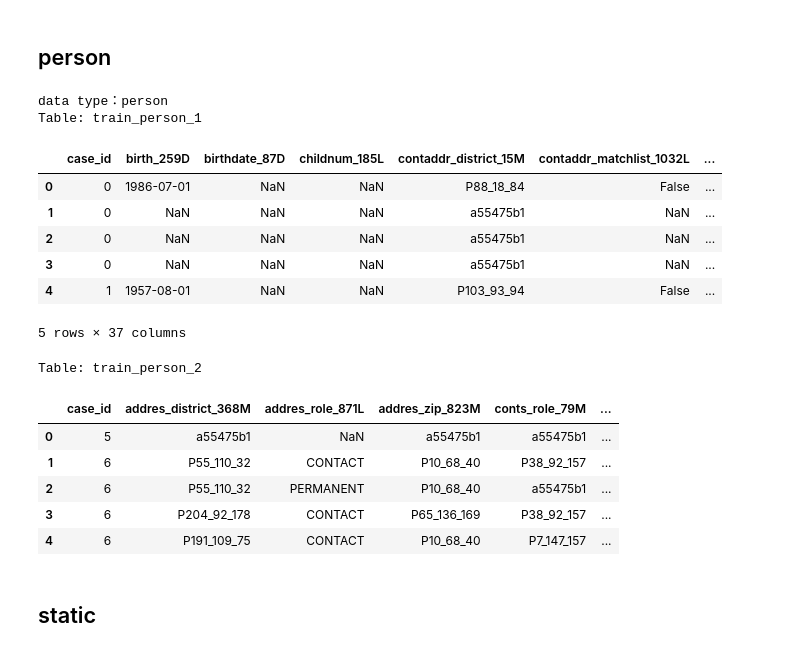
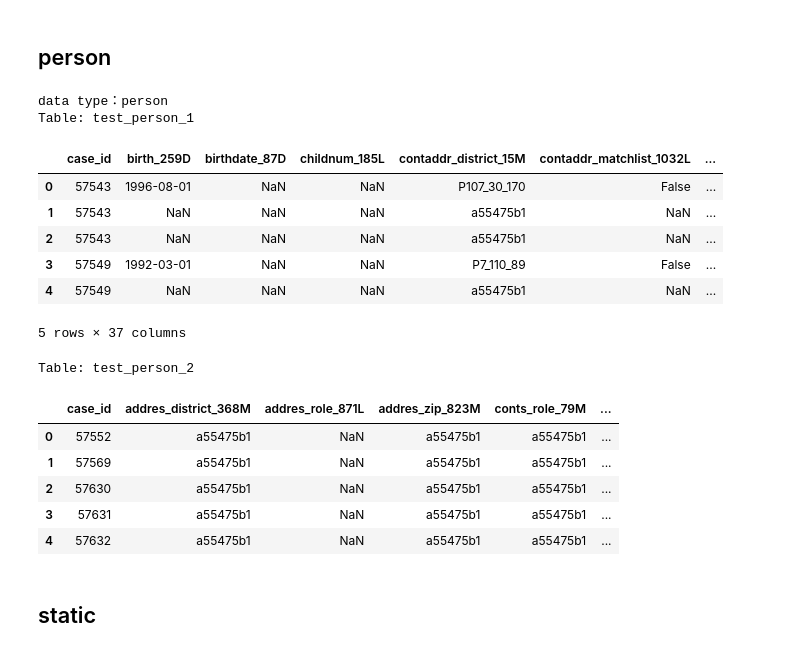
Before and after one commit to godyamap/kaggle, a Jupyter notebook: home_credit/data_check.ipynb, the cells around one changed output. Drawn from its saved outputs; the diff is of its cells as text; code cells hidden in the pictures.

```diff
--- a/home_credit/data_check.ipynb
+++ b/home_credit/data_check.ipynb
@@ -243,14 +254,14 @@ target_data_type = 'credit_bureau_b_2'
 print(f'data type：{target_data_type}')
 
 # ディレクトリ内の条件に合致するCSVファイルのリストを取得
-csv_files = [f for f in os.listdir(dataPath + "csv_files/train/") if f.endswith('.csv') and target_data_type in f]
+csv_files = [f for f in os.listdir(dataPath + "csv_files/test/") if f.endswith('.csv') and target_data_type in f]
 
 # 条件に合致するCSVファイルを読み込み、変数に格納し、テーブル名と先頭5行を表示
 for file in sorted(csv_files):
     # ファイル名から拡張子を除いた名前を変数名として使用
     variable_name = file.replace('.csv', '')
     # CSVファイルを読み込み
-    globals()[variable_name] = pd.read_csv(dataPath + "csv_files/train/" + file, nrows=5)
+    globals()[variable_name] = pd.read_csv(dataPath + "csv_files/test/" + file, nrows=5)
     # テーブル名を表示
     print(f"Table: {variable_name}")
     # 先頭5行を表示
@@ -264,14 +282,14 @@ target_data_type = 'deposit'
 print(f'data type：{target_data_type}')
 
 # ディレクトリ内の条件に合致するCSVファイルのリストを取得
-csv_files = [f for f in os.listdir(dataPath + "csv_files/train/") if f.endswith('.csv') and target_data_type in f]
+csv_files = [f for f in os.listdir(dataPath + "csv_files/test/") if f.endswith('.csv') and target_data_type in f]
 
 # 条件に合致するCSVファイルを読み込み、変数に格納し、テーブル名と先頭5行を表示
 for file in sorted(csv_files):
     # ファイル名から拡張子を除いた名前を変数名として使用
     variable_name = file.replace('.csv', '')
     # CSVファイルを読み込み
-    globals()[variable_name] = pd.read_csv(dataPath + "csv_files/train/" + file, nrows=5)
+    globals()[variable_name] = pd.read_csv(dataPath + "csv_files/test/" + file, nrows=5)
     # テーブル名を表示
     print(f"Table: {variable_name}")
     # 先頭5行を表示
@@ -285,14 +310,14 @@ target_data_type = 'debitcard'
 print(f'data type：{target_data_type}')
 
 # ディレクトリ内の条件に合致するCSVファイルのリストを取得
-csv_files = [f for f in os.listdir(dataPath + "csv_files/train/") if f.endswith('.csv') and target_data_type in f]
+csv_files = [f for f in os.listdir(dataPath + "csv_files/test/") if f.endswith('.csv') and target_data_type in f]
 
 # 条件に合致するCSVファイルを読み込み、変数に格納し、テーブル名と先頭5行を表示
 for file in sorted(csv_files):
     # ファイル名から拡張子を除いた名前を変数名として使用
     variable_name = file.replace('.csv', '')
     # CSVファイルを読み込み
-    globals()[variable_name] = pd.read_csv(dataPath + "csv_files/train/" + file, nrows=5)
+    globals()[variable_name] = pd.read_csv(dataPath + "csv_files/test/" + file, nrows=5)
     # テーブル名を表示
     print(f"Table: {variable_name}")
     # 先頭5行を表示
@@ -306,14 +338,14 @@ target_data_type = 'other'
 print(f'data type：{target_data_type}')
 
 # ディレクトリ内の条件に合致するCSVファイルのリストを取得
-csv_files = [f for f in os.listdir(dataPath + "csv_files/train/") if f.endswith('.csv') and target_data_type in f]
+csv_files = [f for f in os.listdir(dataPath + "csv_files/test/") if f.endswith('.csv') and target_data_type in f]
 
 # 条件に合致するCSVファイルを読み込み、変数に格納し、テーブル名と先頭5行を表示
 for file in sorted(csv_files):
     # ファイル名から拡張子を除いた名前を変数名として使用
     variable_name = file.replace('.csv', '')
     # CSVファイルを読み込み
-    globals()[variable_name] = pd.read_csv(dataPath + "csv_files/train/" + file, nrows=5)
+    globals()[variable_name] = pd.read_csv(dataPath + "csv_files/test/" + file, nrows=5)
     # テーブル名を表示
     print(f"Table: {variable_name}")
     # 先頭5行を表示
@@ -332,37 +364,37 @@ Table: train_other_1
 # %%
 target_data_type = 'person'
 print(f'data type：{target_data_type}')
 
 # ディレクトリ内の条件に合致するCSVファイルのリストを取得
-csv_files = [f for f in os.listdir(dataPath + "csv_files/train/") if f.endswith('.csv') and target_data_type in f]
+csv_files = [f for f in os.listdir(dataPath + "csv_files/test/") if f.endswith('.csv') and target_data_type in f]
 
 # 条件に合致するCSVファイルを読み込み、変数に格納し、テーブル名と先頭5行を表示
 for file in sorted(csv_files):
     # ファイル名から拡張子を除いた名前を変数名として使用
     variable_name = file.replace('.csv', '')
     # CSVファイルを読み込み
-    globals()[variable_name] = pd.read_csv(dataPath + "csv_files/train/" + file, nrows=5)
+    globals()[variable_name] = pd.read_csv(dataPath + "csv_files/test/" + file, nrows=5)
     # テーブル名を表示
     print(f"Table: {variable_name}")
     # 先頭5行を表示
     display(globals()[variable_name].head())
 # %% [output]
 data type：person
-Table: train_person_1
+Table: test_person_1
 |  | case_id | birth_259D | birthdate_87D | childnum_185L | contaddr_district_15M | contaddr_matchlist_1032L | ... |
-| 0 | 0 | 1986-07-01 | NaN | NaN | P88_18_84 | False | ... |
-| 1 | 0 | NaN | NaN | NaN | a55475b1 | NaN | ... |
-| 2 | 0 | NaN | NaN | NaN | a55475b1 | NaN | ... |
-| 3 | 0 | NaN | NaN | NaN | a55475b1 | NaN | ... |
-| 4 | 1 | 1957-08-01 | NaN | NaN | P103_93_94 | False | ... |
+| 0 | 57543 | 1996-08-01 | NaN | NaN | P107_30_170 | False | ... |
+| 1 | 57543 | NaN | NaN | NaN | a55475b1 | NaN | ... |
+| 2 | 57543 | NaN | NaN | NaN | a55475b1 | NaN | ... |
+| 3 | 57549 | 1992-03-01 | NaN | NaN | P7_110_89 | False | ... |
+| 4 | 57549 | NaN | NaN | NaN | a55475b1 | NaN | ... |
 5 rows × 37 columns
-Table: train_person_2
+Table: test_person_2
 |  | case_id | addres_district_368M | addres_role_871L | addres_zip_823M | conts_role_79M | ... |
-| 0 | 5 | a55475b1 | NaN | a55475b1 | a55475b1 | ... |
-| 1 | 6 | P55_110_32 | CONTACT | P10_68_40 | P38_92_157 | ... |
-| 2 | 6 | P55_110_32 | PERMANENT | P10_68_40 | a55475b1 | ... |
-| 3 | 6 | P204_92_178 | CONTACT | P65_136_169 | P38_92_157 | ... |
-| 4 | 6 | P191_109_75 | CONTACT | P10_68_40 | P7_147_157 | ... |
+| 0 | 57552 | a55475b1 | NaN | a55475b1 | a55475b1 | ... |
+| 1 | 57569 | a55475b1 | NaN | a55475b1 | a55475b1 | ... |
+| 2 | 57630 | a55475b1 | NaN | a55475b1 | a55475b1 | ... |
+| 3 | 57631 | a55475b1 | NaN | a55475b1 | a55475b1 | ... |
+| 4 | 57632 | a55475b1 | NaN | a55475b1 | a55475b1 | ... |
 # %% [markdown]
 ## static
 # %%
```
Also changed, not shown: parts of 10 cells of this notebook.
